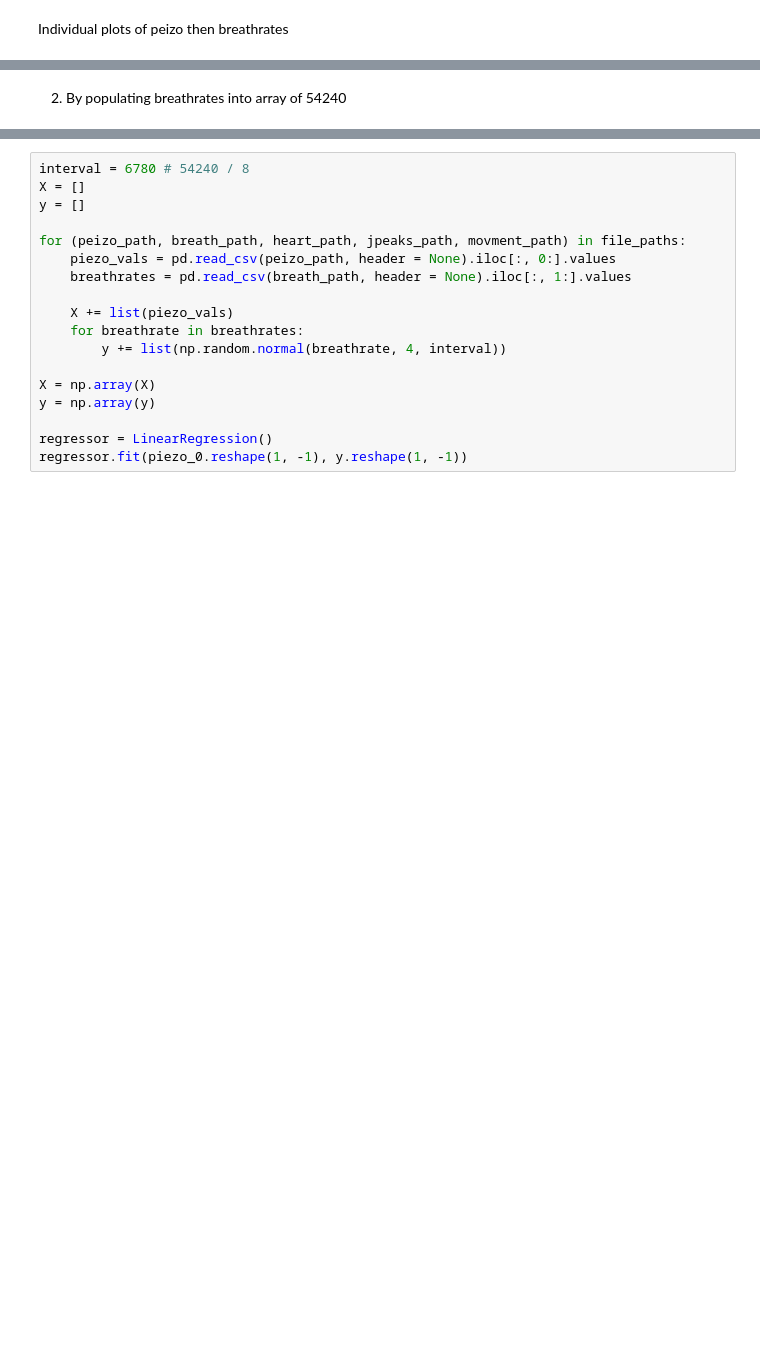
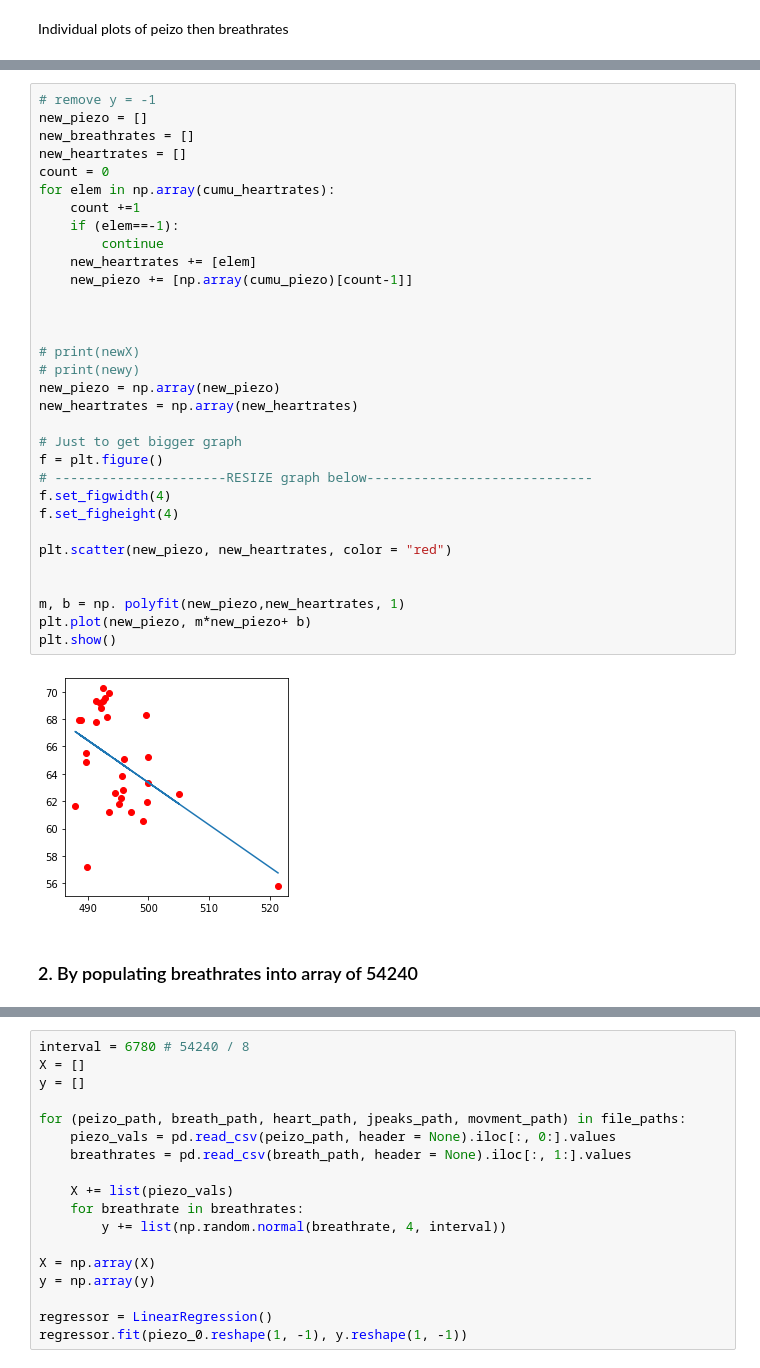
Before and after one commit to somesh2002/Dozee-BCG, a Jupyter notebook: Main.ipynb, the cells around one changed output, grey strips where cells are left out. Saved outputs shown, nothing was run; the diff lists cells and outputs as text; blank space fills up the shorter version.

```diff
--- a/Main.ipynb
+++ b/Main.ipynb
@@ -143,5 +188,39 @@ plt.show()
+# %%
+# remove y = -1
+new_piezo = []
+new_breathrates = []
+new_heartrates = []
+count = 0
+for elem in np.array(cumu_heartrates):
+    count +=1
+    if (elem==-1):
+        continue
+    new_heartrates += [elem]
+    new_piezo += [np.array(cumu_piezo)[count-1]]
+
+
+
+# print(newX)
+# print(newy)
+new_piezo = np.array(new_piezo)
+new_heartrates = np.array(new_heartrates)
+
+# Just to get bigger graph
+f = plt.figure()
+# ----------------------RESIZE graph below-----------------------------
+f.set_figwidth(4)
+f.set_figheight(4)
+
+plt.scatter(new_piezo, new_heartrates, color = "red")
+
+
+m, b = np. polyfit(new_piezo,new_heartrates, 1)
+plt.plot(new_piezo, m*new_piezo+ b)
+plt.show()
+# %% [output]
+[figure, added]
 # %% [markdown]
-2. By populating breathrates into array of 54240
+### 2. By populating breathrates into array of 54240
 # %%
 for data_number in range(4):
     piezo_atIndex = pd.read_csv(file_paths[data_number][0], header = None).iloc[:, 0].values # Numpy 1D array
```
Also changed, not shown: parts of 29 cells of this notebook, 12 other files.
